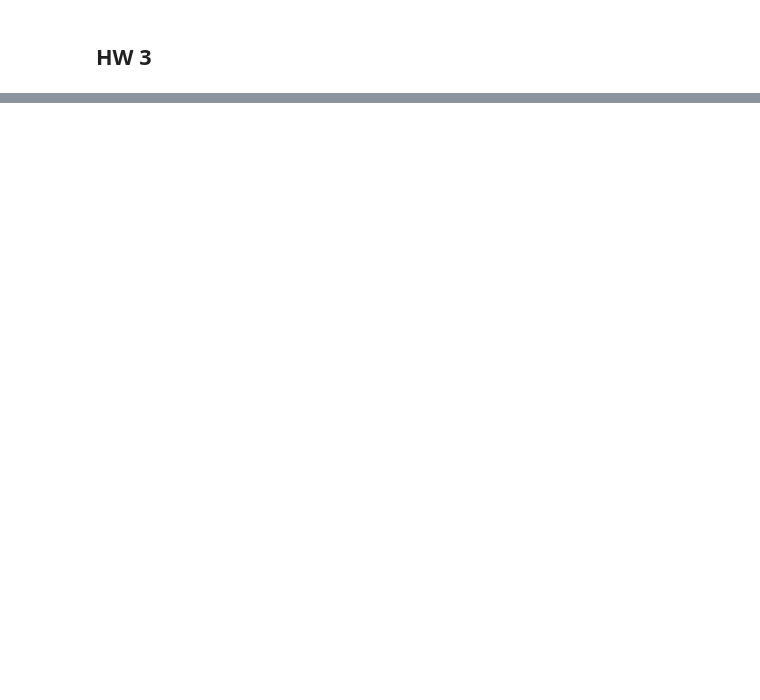
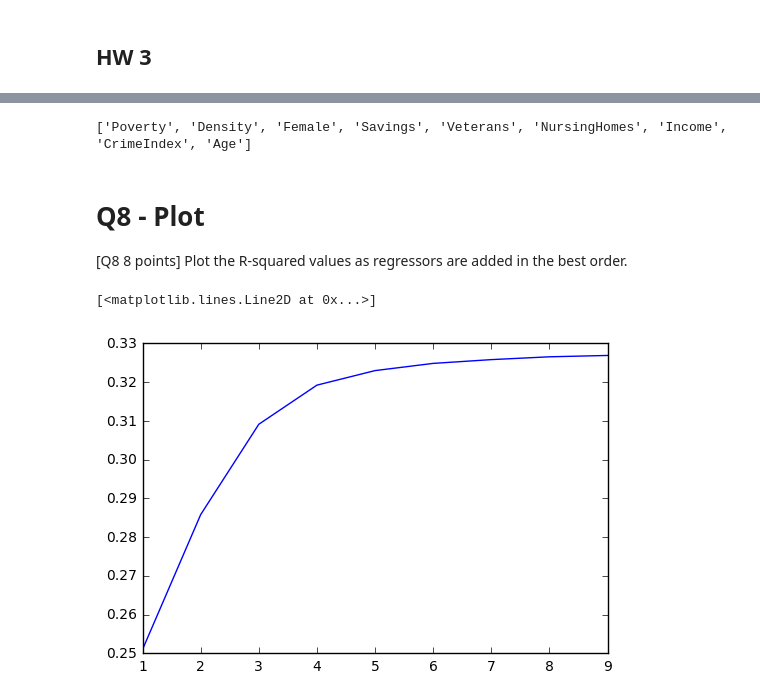
Before and after one commit to TomasPihrt/Advanced-Analytics-Programming, a Jupyter notebook: HW3/HW3_Bingham_Khan_Li_Nix_Pihrt_Powers.ipynb, the cells around one changed output, grey strips where cells are left out. Saved outputs shown, nothing was run; the diff lists cells and outputs as text; code cells hidden in the pictures; blank space fills up the shorter version.

```diff
--- a/HW3/HW3_Bingham_Khan_Li_Nix_Pihrt_Powers.ipynb
+++ b/HW3/HW3_Bingham_Khan_Li_Nix_Pihrt_Powers.ipynb
@@ -96,0 +217,27 @@ dtype: object
+# %%
+import copy
+
+def best_next_regressor(current_regressor_list, all_regressors_list):
+    if len(current_regressor_list) == 0:
+        best_rsquared = 0
+    else:
+        best_rsquared = rsquared(current_regressor_list)
+    best_regressor = ""
+    for regressor in all_regressors_list:
+        temp = copy.deepcopy(current_regressor_list)
+        temp.append(regressor)
+
+
+        if (regressor not in current_regressor_list) and (regressor != 'percentVoting'):
+
+            temprq = rsquared(temp)
+
+            if temprq > best_rsquared:
+
+                best_rsquared = temprq
+                best_regressor = regressor
+
+    return best_regressor, best_rsquared
+
+out_regressor, out_rsquared = best_next_regressor(['Age','Savings'], list(Clinton_df))
+print "The next best regressor and rsquared respectively is:", out_regressor, out_rsquared
@@ -96,0 +255,9 @@ dtype: object
+# %%
+def best_regressors (num_regressors, all_regressors_list):
+    best_regressors = []
+    for i in range(num_regressors):
+        out_regressor, out_rsquared = best_next_regressor(best_regressors, all_regressors_list)
+        best_regressors.append(out_regressor)
+    return best_regressors, out_rsquared
+
+print best_regressors(3,list(Clinton_df))
@@ -96,0 +272,17 @@ dtype: object
+# %%
+out_regressors, out_rsquared = best_regressors(len(list(Clinton_df))-1,list(Clinton_df))
+print out_regressors
+# %% [output]
+['Poverty', 'Density', 'Female', 'Savings', 'Veterans', 'NursingHomes', 'Income', 'CrimeIndex', 'Age']
+# %% [markdown]
+# Q8 - Plot
+[Q8 8 points] Plot the R-squared values as regressors are added in the best order.
+# %%
+plot_data = {}
+for i in range(len(list(Clinton_df))-1):
+    out_regressors, out_rsquared = best_regressors(i+1,list(Clinton_df))
+    plot_data.update({i+1 : out_rsquared})
+plot(Series(plot_data))
+# %% [output]
+[<matplotlib.lines.Line2D at 0x...>]
+[figure, added]
```
Also changed, not shown: parts of 26 cells of this notebook.
